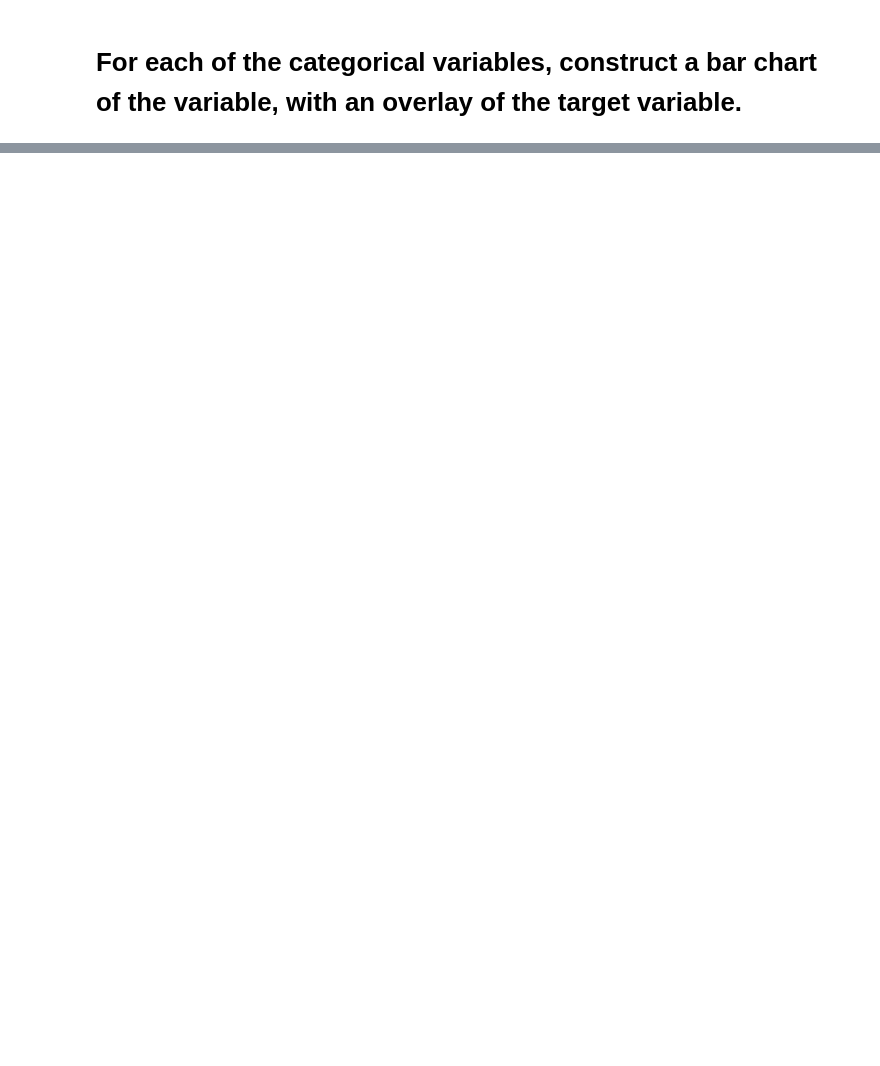
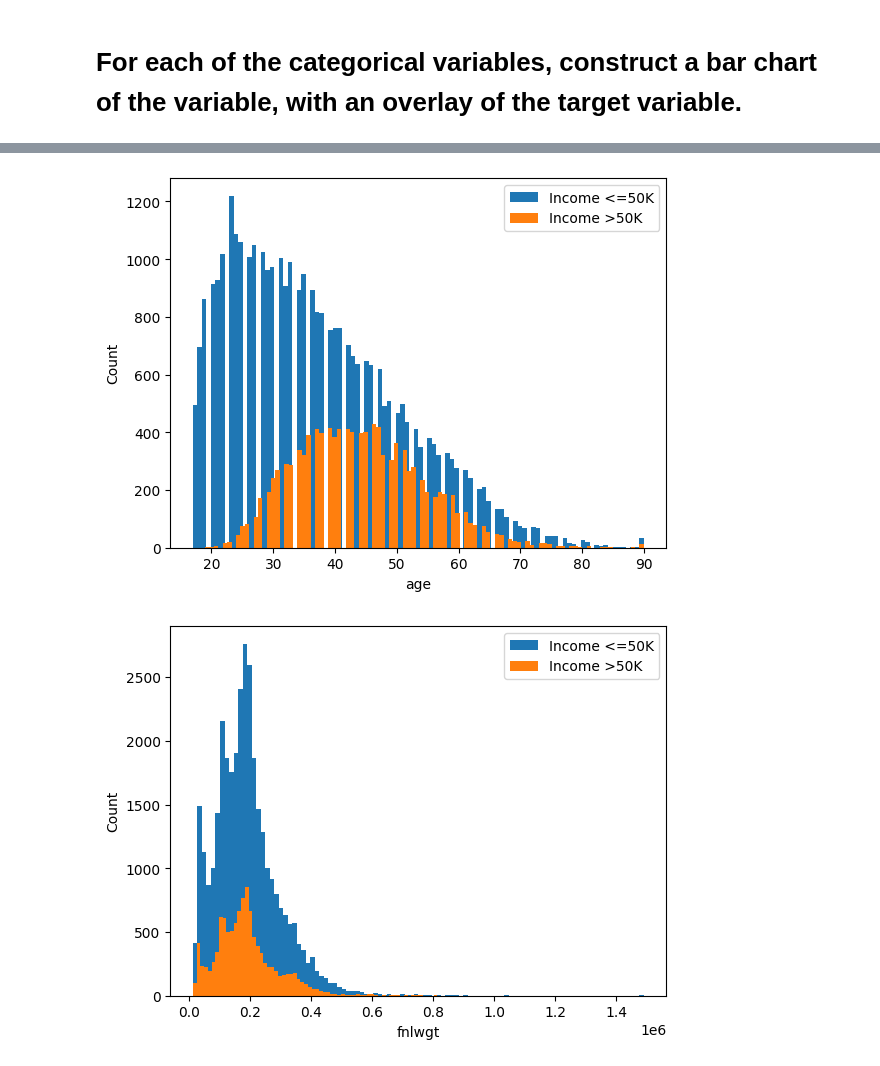
Before and after one commit to KanonKC/01204465-Data-Mining, a Jupyter notebook: Week 3/preprocessing.ipynb, the cells around one changed output, grey strips where cells are left out. Cells and saved outputs as stored; diff of their text form; code cells hidden in the pictures; blank space fills up the shorter version.

```diff
--- a/Week 3/preprocessing.ipynb
+++ b/Week 3/preprocessing.ipynb
@@ -87,0 +63,32 @@ for column in numericalData:
+# %%
+numericalData = dataset.select_dtypes(include=['int64']).copy()
+numericalData['income'] = dataset['income']
+
+doneList = []
+for column in numericalData:
+    if column == "income":
+        continue
+
+    # Aggregrate by income >50k and column
+    less50kData = numericalData[numericalData['income'] == '<=50K']
+    more50kData = numericalData[numericalData['income'] == '>50K']
+    # Plot overlay histrogram
+    plt.hist(less50kData[column],bins=100)
+    plt.hist(more50kData[column],bins=100)
+
+
+    # plt.hist([more50kData[column],less50kData[column]],bins=100)
+
+    # Plot
+    # plt.hist([aggregratedLess.age], bins=10, stacked=True)
+    plt.legend(['Income <=50K', 'Income >50K'])
+    plt.xlabel(column)
+    plt.ylabel('Count')
+    plt.show()
+
+    # break
+
+    doneList.append(column)
+# %% [output]
+[figure, added]
+[figure, added]
```
Also changed, not shown: parts of 8 cells of this notebook.
